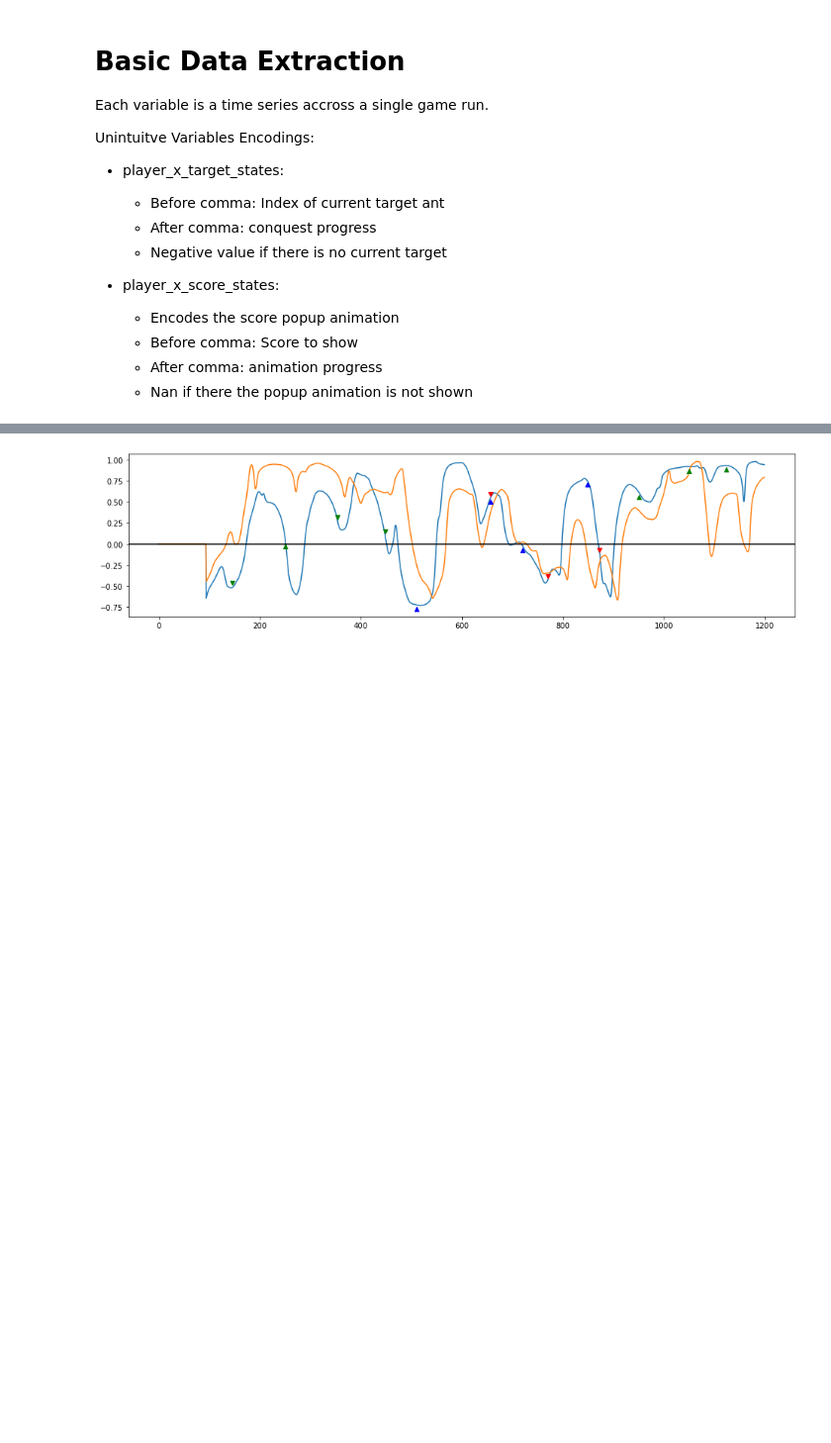
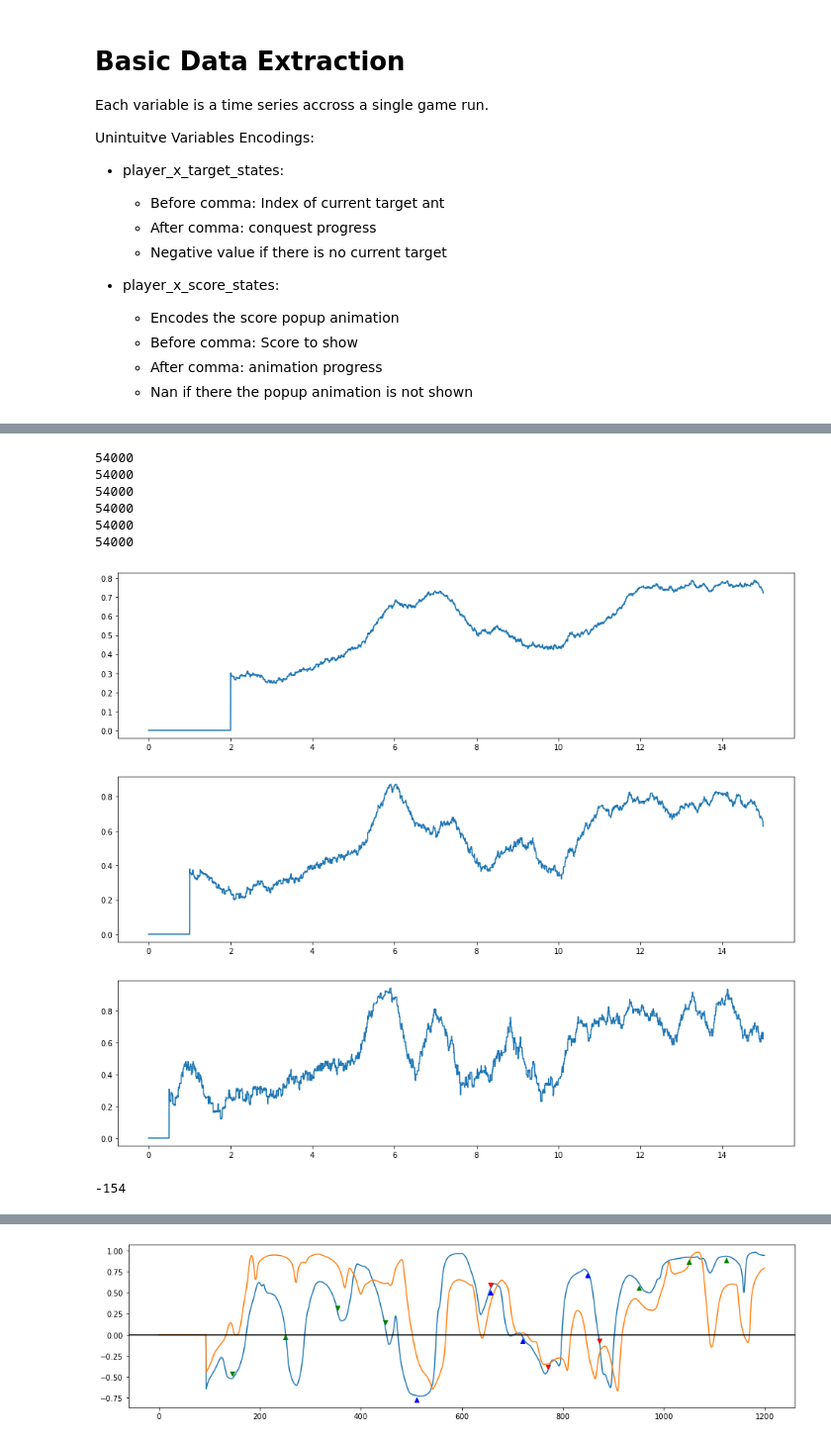
Before and after one commit to Priesemann-Group/dyadic_task, a Jupyter notebook: game_course_analyser.ipynb, the cells around one changed output, grey strips where cells are left out. Shown: that part at 99% size. Drawn from its saved outputs; the diff is of its cells as text; code cells hidden in the pictures; blank space fills up the shorter version.

```diff
--- a/game_course_analyser.ipynb
+++ b/game_course_analyser.ipynb
@@ -364,3 +516,51 @@ def avg_frames_between_coop_dots(game_record):
+# %%
+def get_coop_frac_window(recordings, window):
+    player_occs = get_occs_and_shift_durations(recordings)
+    frame_amount = get_lap_amount(recordings) * get_lap_frame_amount(recordings)
+    coop_occ_timings = []
+    comp_occ_timings = []
+    for player_dict in player_occs:
+        coop_occ_timings.extend(player_dict['coop_sb'])
+        comp_occ_timings.extend(player_dict['comp'])
+    #print(sorted(coop_occ_timings))
+    coop_frac = [0] * window
+    for i in range(window, frame_amount):
+        coop_count = 0
+        comp_count = 0
+        for timing in coop_occ_timings:
+            if i - window < timing <= i:
+                coop_count += 2
+        for timing in comp_occ_timings:
+            if i - window < timing <= i:
+                comp_count += 1
+        #print(coop_count)
+        coop_frac.append(coop_count/(coop_count+comp_count))
+    print(len(coop_frac))
+    print(frame_amount)
+    return coop_frac
+
+def plot_coop_frac(recordings, window):
+    coop_frac = get_coop_frac_window(recordings, window)
+    fig, ax = plt.subplots(nrows=1, ncols=1, figsize=((16,4)), sharey='col')
+    ax.plot(frames_to_mins(list(range(len(coop_frac)))),coop_frac)
+
+plot_coop_frac(recordings, 60 * 120)
+plot_coop_frac(recordings, 60 * 60)
+plot_coop_frac(recordings, 60 * 30)
+# %% [output]
+54000
+54000
+54000
+54000
+54000
+54000
+[figure, added]
+[figure, added]
+[figure, added]
+# %%
+679 - 833
+# %% [output]
+-154
 # %%
 window = 120
 window = 95
```
Also changed, not shown: parts of 24 cells of this notebook, 1 other file.
